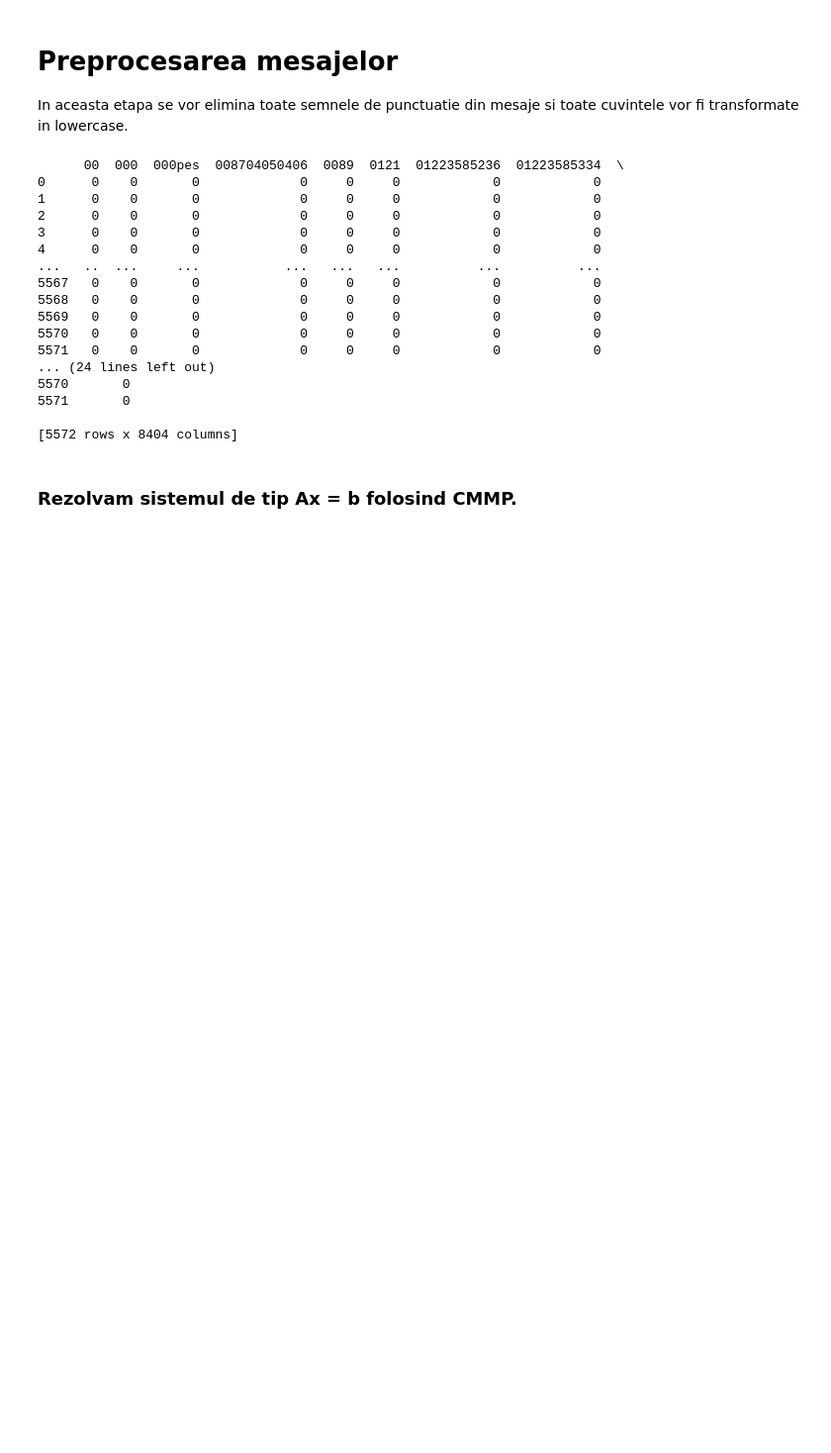
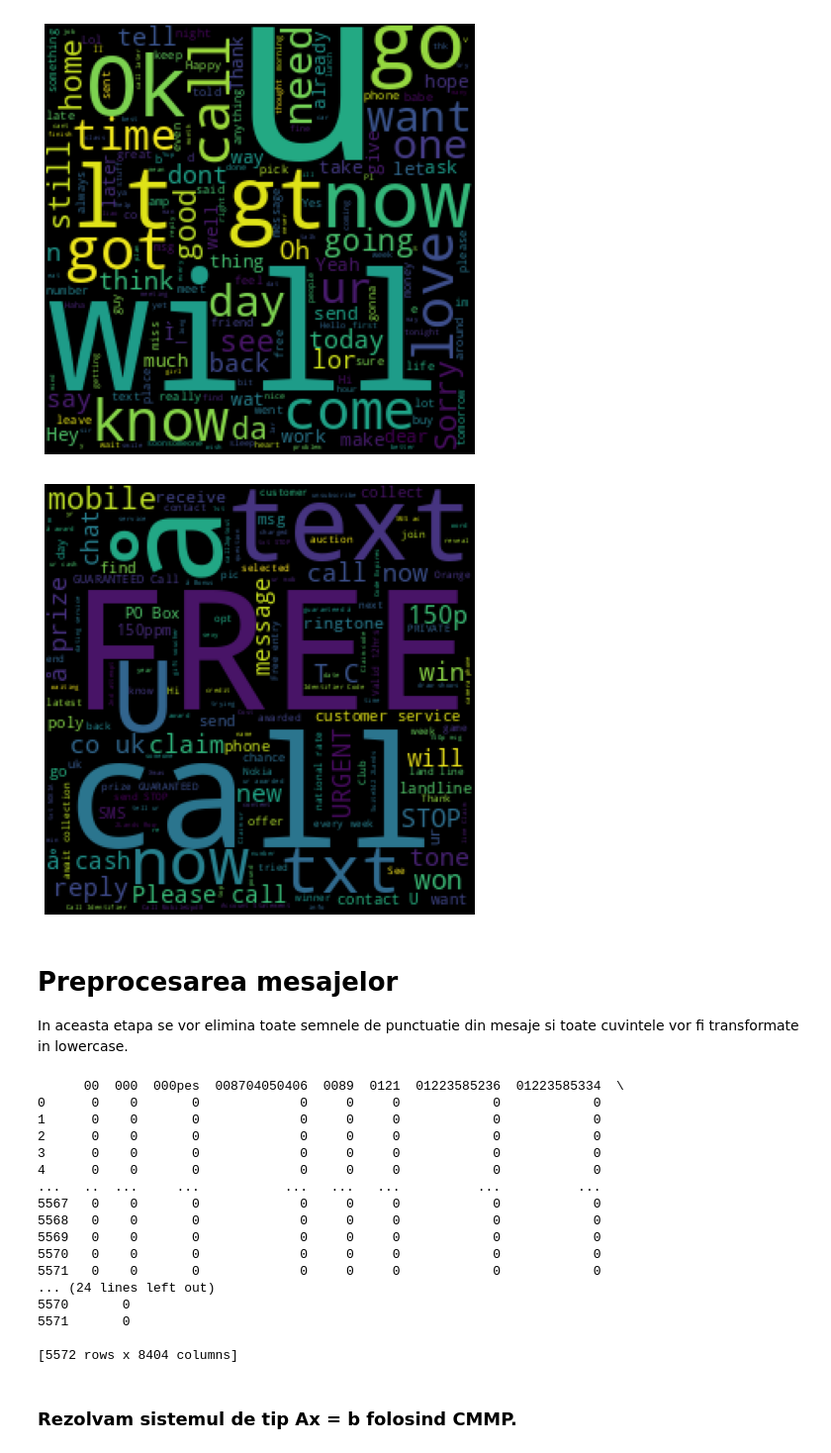
Before and after one commit to brospresident/colocviu, a Jupyter notebook: colocviu.ipynb, the cells around one changed output. Shown at 99% size. Cells and saved outputs as stored; diff of their text form; code cells hidden in the pictures; blank space fills up the shorter version.

Commit message:
Added word clouds

```diff
--- a/colocviu.ipynb
+++ b/colocviu.ipynb
@@ -32,3 +37,29 @@ labels = data['label']
+# %%
+hamWords = ''
+spamWords = ''
+
+for val in data[data['label'] == 1]['message']:
+    hamWords += val + ' '
+
+for val in data[data['label'] == -1]['message']:
+    spamWords += val + ' '
+
+hamWordCloud = wc.WordCloud(background_color = 'black', width = 256, height = 256).generate(hamWords)
+spamWordCloud = wc.WordCloud(background_color = 'black', width = 256, height = 256).generate(spamWords)
+
+# Desenez cele doua wordcloud-uri
+plt.figure(figsize = (10, 8))
+plt.imshow(hamWordCloud)
+plt.axis('off')
+plt.show()
+
+plt.figure(figsize = (10, 8))
+plt.imshow(spamWordCloud)
+plt.axis('off')
+plt.show()
+# %% [output]
+[figure, added]
+[figure, added]
 # %% [markdown]
 <h1>Preprocesarea mesajelor</h1>
 <p>In aceasta etapa se vor elimina toate semnele de punctuatie din mesaje si toate cuvintele vor fi transformate in lowercase.</p>
```
Also changed, not shown: parts of 4 cells of this notebook.
